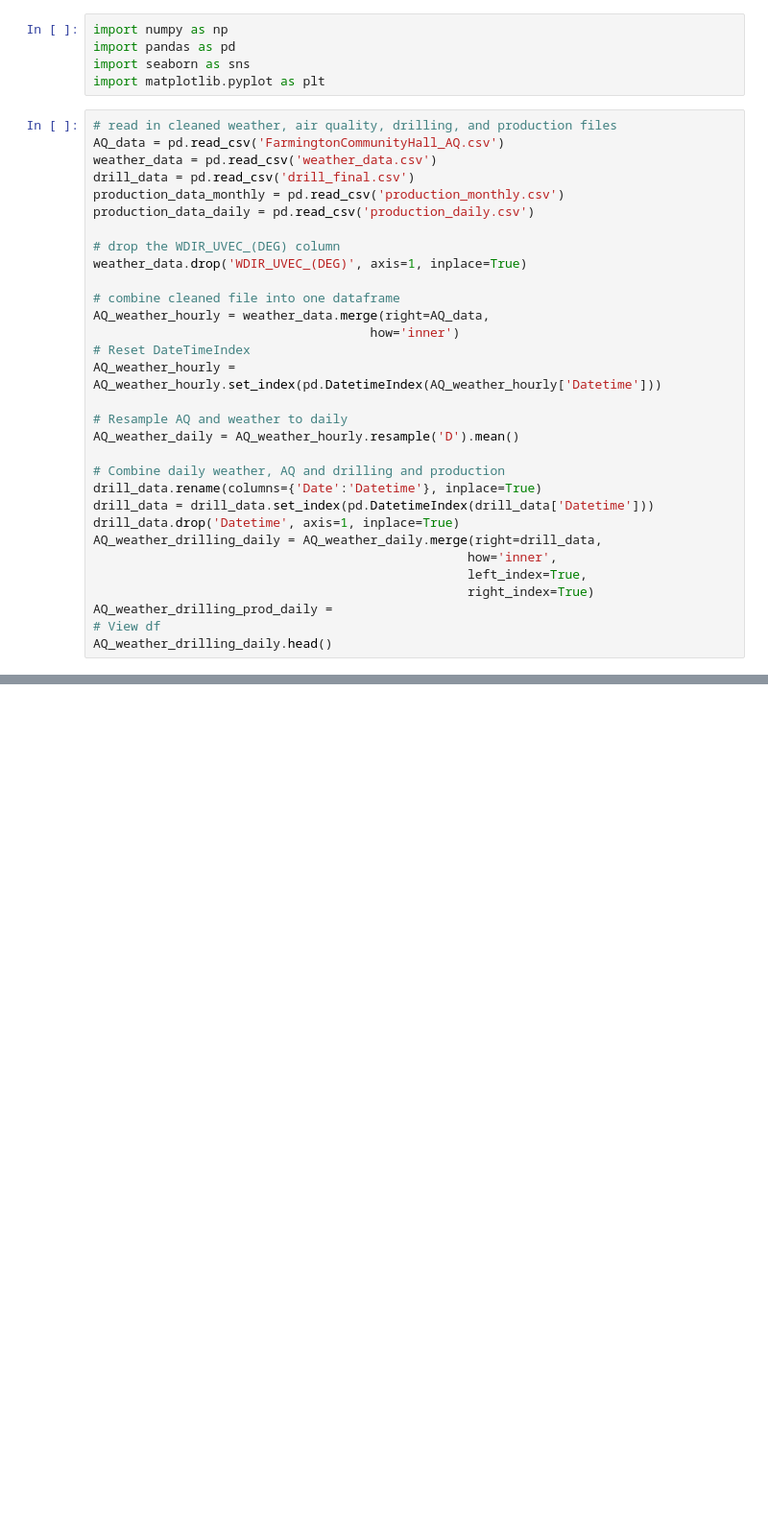
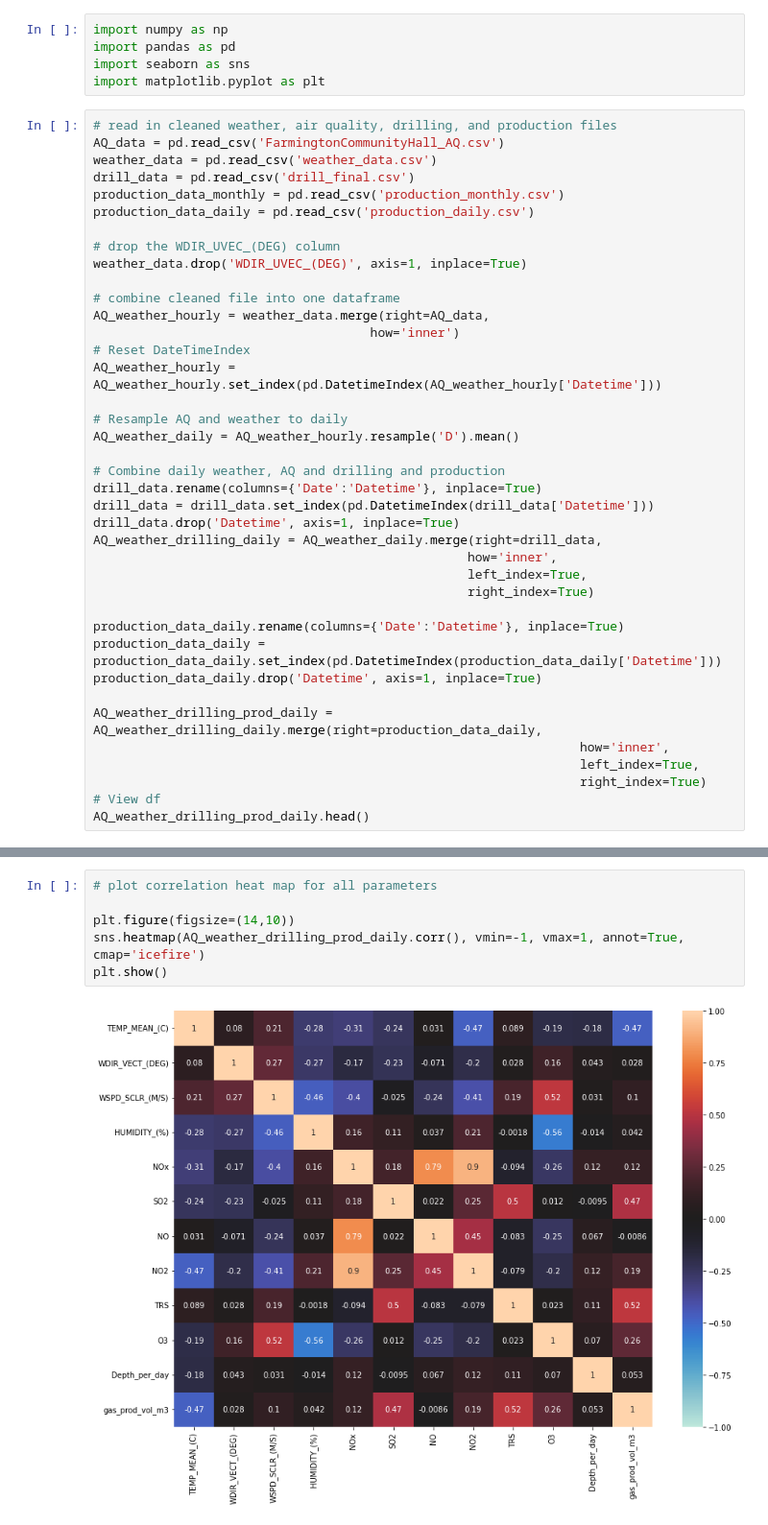
Before and after one commit to mirandadoris/CIV1498_Project2_Pythoneers, a Jupyter notebook: 2-Analysis/Weather_AQ_UOG_Analysis.ipynb, the cells around one changed output, grey strips where cells are left out. Shown at 96% size. Saved outputs shown, nothing was run; the diff lists cells and outputs as text; blank space fills up the shorter version.

```diff
--- a/2-Analysis/Weather_AQ_UOG_Analysis.ipynb
+++ b/2-Analysis/Weather_AQ_UOG_Analysis.ipynb
@@ -31,9 +31,17 @@ AQ_weather_drilling_daily = AQ_weather_daily.merge(right=drill_data,
                                                   how='inner',
                                                   left_index=True,
                                                   right_index=True)
-AQ_weather_drilling_prod_daily =
+
+production_data_daily.rename(columns={'Date':'Datetime'}, inplace=True)
+production_data_daily = production_data_daily.set_index(pd.DatetimeIndex(production_data_daily['Datetime']))
+production_data_daily.drop('Datetime', axis=1, inplace=True)
+
+AQ_weather_drilling_prod_daily = AQ_weather_drilling_daily.merge(right=production_data_daily,
+                                                                 how='inner',
+                                                                 left_index=True,
+                                                                 right_index=True)
 # View df
-AQ_weather_drilling_daily.head()
+AQ_weather_drilling_prod_daily.head()
 # %% [output]
 |  | TEMP_MEAN_(C) | WDIR_VECT_(DEG) | WSPD_SCLR_(M/S) | HUMIDITY_(%) | NOx | SO2 | NO | NO2 | ... |
 | Datetime |  |  |  |  |  |  |  |  | ... |
@@ -54,0 +62,8 @@ production_data_daily = pd.read_csv('production_daily.csv')
+# %%
+# plot correlation heat map for all parameters
+
+plt.figure(figsize=(14,10))
+sns.heatmap(AQ_weather_drilling_prod_daily.corr(), vmin=-1, vmax=1, annot=True, cmap='icefire')
+plt.show()
+# %% [output]
+[figure, added]
```
Also changed, not shown: parts of 5 cells of this notebook.
